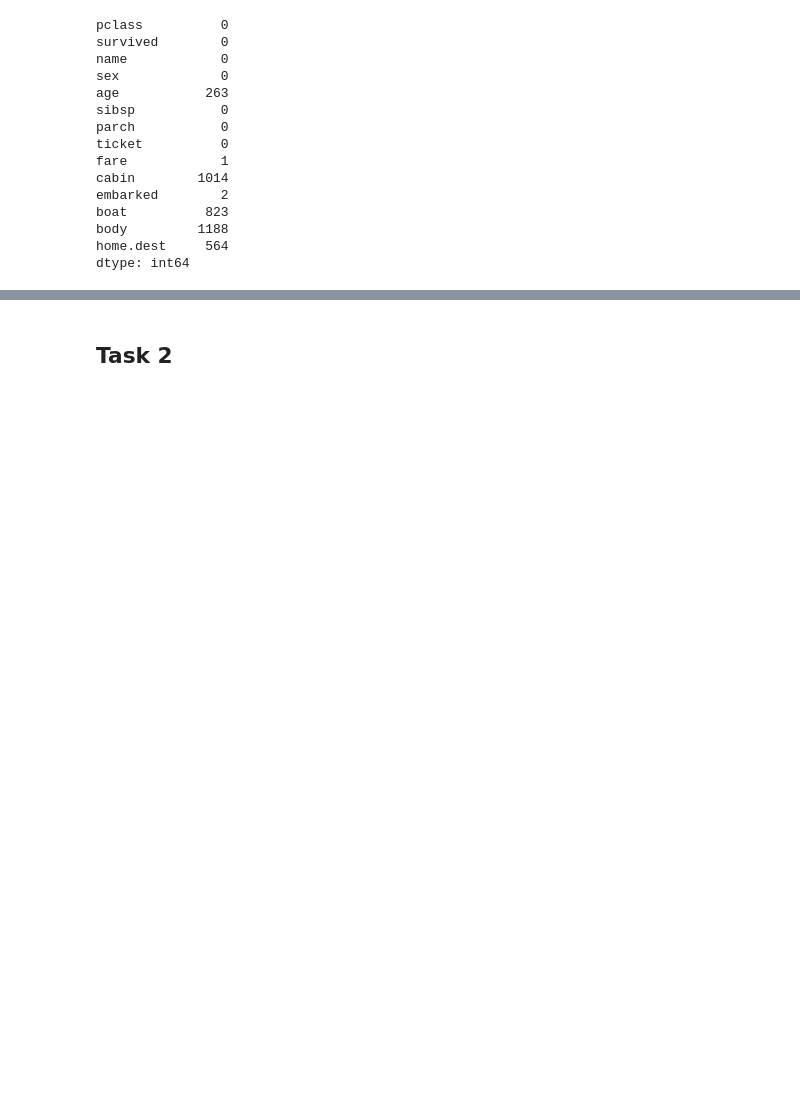
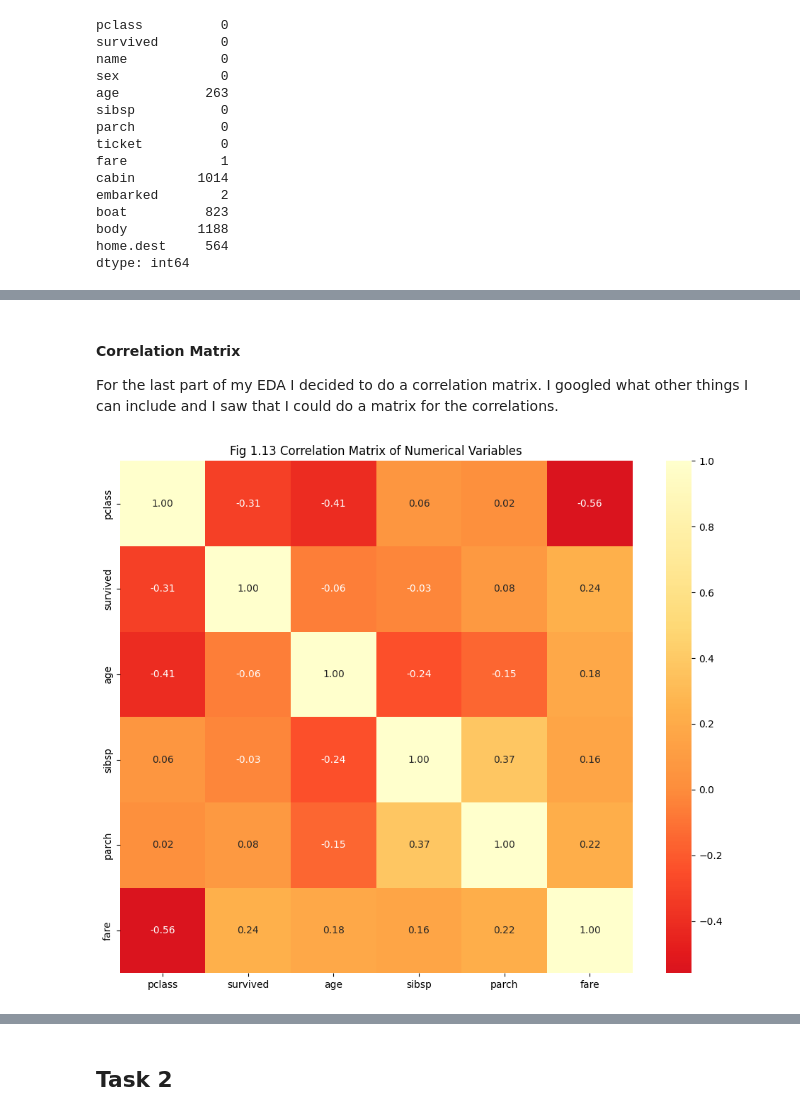
Before and after one commit to Soimanul/ML-fundamentals-2025, a Jupyter notebook: assignment_1_Vlad_Soimu[Soimu].ipynb, the cells around one changed output, grey strips where cells are left out. Drawn from its saved outputs; the diff is of its cells as text; code cells hidden in the pictures; blank space fills up the shorter version.

```diff
--- a/assignment_1_Vlad_Soimu[Soimu].ipynb
+++ b/assignment_1_Vlad_Soimu[Soimu].ipynb
@@ -84,0 +292,20 @@ dtype: int64
+# %% [markdown]
+#### Correlation Matrix
+
+For the last part of my EDA I decided to do a correlation matrix. I googled what other things I can include and I saw that I could do a matrix for the correlations.
+# %%
+plt.figure(figsize=(10, 8))
+numerical_cols = ['pclass', 'survived', 'age', 'sibsp', 'parch', 'fare']
+correlation_matrix = df[numerical_cols].corr()
+
+sns.heatmap(correlation_matrix,
+            annot=True,
+            cmap='YlOrRd_r',
+            center=0,
+            fmt='.2f',
+            square=True)
+plt.title('Fig 1.13 Correlation Matrix of Numerical Variables')
+plt.tight_layout()
+plt.show()
+# %% [output]
+[figure, added]
```
Also changed, not shown: parts of 15 cells of this notebook.
